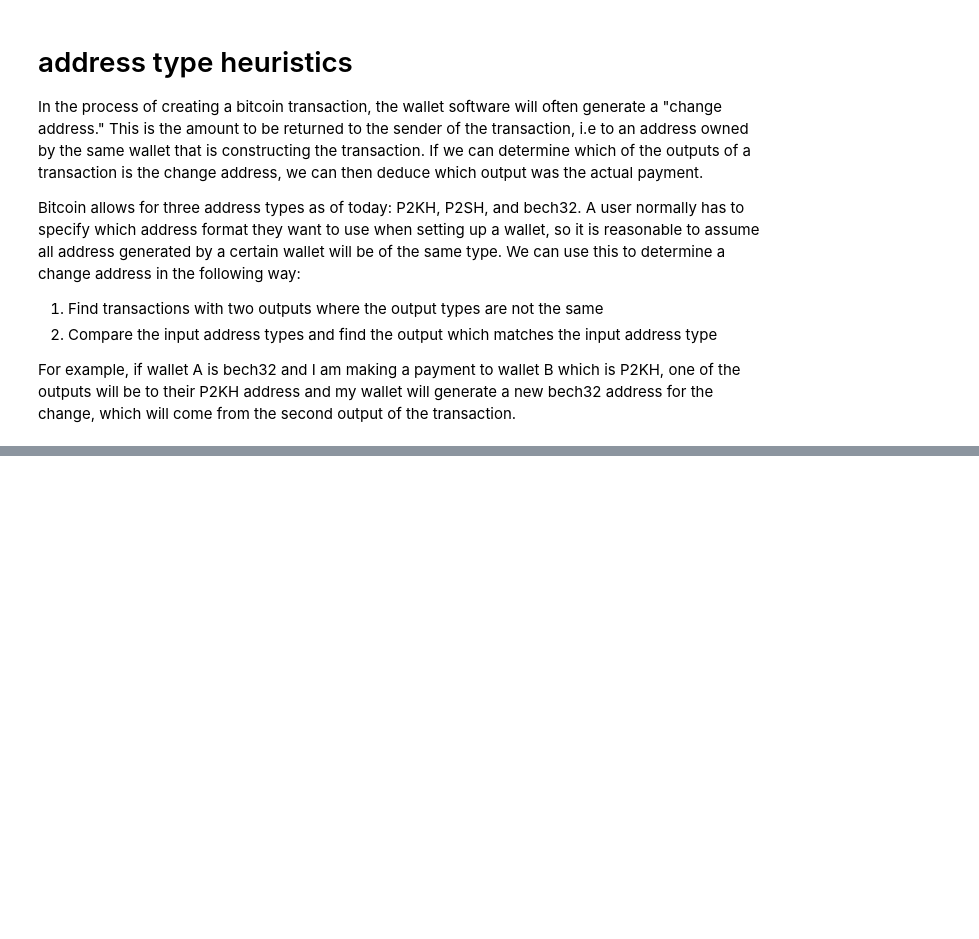
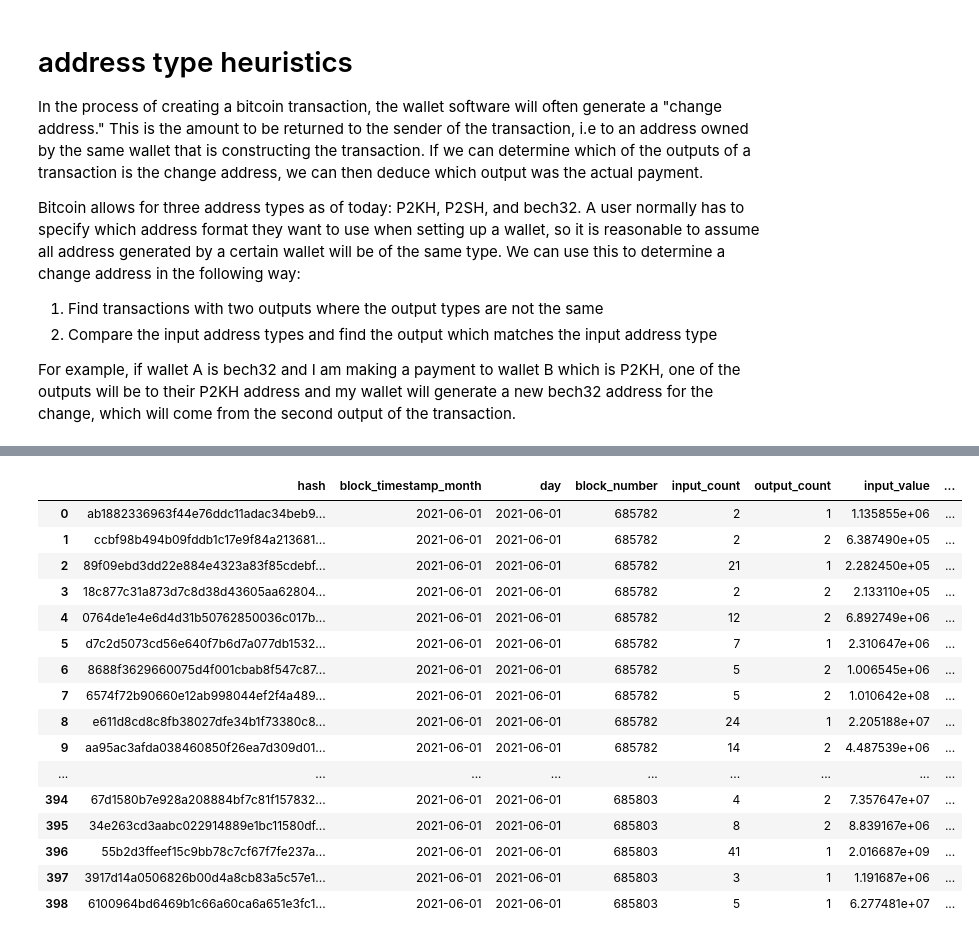
Before and after one commit to josibake/bitcoin-data-analysis, a Jupyter notebook: notebooks/transaction-type-labeling.ipynb, the cells around one changed output, grey strips where cells are left out. Saved outputs shown, nothing was run; the diff lists cells and outputs as text; code cells hidden in the pictures; blank space fills up the shorter version.

```diff
--- a/notebooks/transaction-type-labeling.ipynb
+++ b/notebooks/transaction-type-labeling.ipynb
@@ -6,7 +6,7 @@
 import pandas as pd
 pd.set_option("display.expand_frame_repr", False)
 pd.set_option('display.max_columns', None)
-pd.set_option('display.max_rows', 100)
+pd.set_option('display.max_rows', 1000)
 pd.set_option('display.max_colwidth', None)
 
 sats = 100000000
@@ -283,0 +291,22 @@ Name: change_value, dtype: float64
+# %%
+df = pd.read_csv('tx_with_change_address_2021-06-01.csv')
+# %%
+df.head(n=500)
+# %% [output]
+|  | hash | block_timestamp_month | day | block_number | input_count | output_count | input_value | ... |
+| 0 | ab1882336963f44e76ddc11adac34beb9... | 2021-06-01 | 2021-06-01 | 685782 | 2 | 1 | 1.135855e+06 | ... |
+| 1 | ccbf98b494b09fddb1c17e9f84a213681... | 2021-06-01 | 2021-06-01 | 685782 | 2 | 2 | 6.387490e+05 | ... |
+| 2 | 89f09ebd3dd22e884e4323a83f85cdebf... | 2021-06-01 | 2021-06-01 | 685782 | 21 | 1 | 2.282450e+05 | ... |
+| 3 | 18c877c31a873d7c8d38d43605aa62804... | 2021-06-01 | 2021-06-01 | 685782 | 2 | 2 | 2.133110e+05 | ... |
+| 4 | 0764de1e4e6d4d31b50762850036c017b... | 2021-06-01 | 2021-06-01 | 685782 | 12 | 2 | 6.892749e+06 | ... |
+| 5 | d7c2d5073cd56e640f7b6d7a077db1532... | 2021-06-01 | 2021-06-01 | 685782 | 7 | 1 | 2.310647e+06 | ... |
+| 6 | 8688f3629660075d4f001cbab8f547c87... | 2021-06-01 | 2021-06-01 | 685782 | 5 | 2 | 1.006545e+06 | ... |
+| 7 | 6574f72b90660e12ab998044ef2f4a489... | 2021-06-01 | 2021-06-01 | 685782 | 5 | 2 | 1.010642e+08 | ... |
+| 8 | e611d8cd8c8fb38027dfe34b1f73380c8... | 2021-06-01 | 2021-06-01 | 685782 | 24 | 1 | 2.205188e+07 | ... |
+| 9 | aa95ac3afda038460850f26ea7d309d01... | 2021-06-01 | 2021-06-01 | 685782 | 14 | 2 | 4.487539e+06 | ... |
+| ... | ... | ... | ... | ... | ... | ... | ... | ... |
+| 394 | 67d1580b7e928a208884bf7c81f157832... | 2021-06-01 | 2021-06-01 | 685803 | 4 | 2 | 7.357647e+07 | ... |
+| 395 | 34e263cd3aabc022914889e1bc11580df... | 2021-06-01 | 2021-06-01 | 685803 | 8 | 2 | 8.839167e+06 | ... |
+| 396 | 55b2d3ffeef15c9bb78c7cf67f7fe237a... | 2021-06-01 | 2021-06-01 | 685803 | 41 | 1 | 2.016687e+09 | ... |
+| 397 | 3917d14a0506826b00d4a8cb83a5c57e1... | 2021-06-01 | 2021-06-01 | 685803 | 3 | 1 | 1.191687e+06 | ... |
+| 398 | 6100964bd6469b1c66a60ca6a651e3fc1... | 2021-06-01 | 2021-06-01 | 685803 | 5 | 1 | 6.277481e+07 | ... |
```
Also changed, not shown: parts of 8 cells of this notebook.
